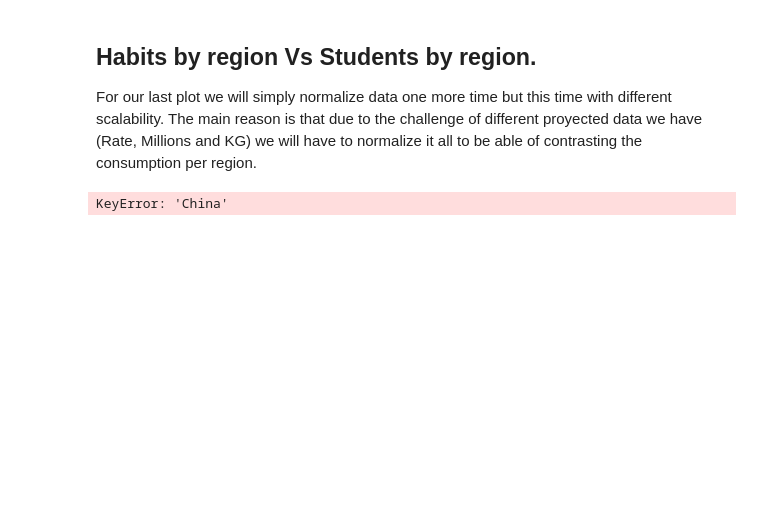
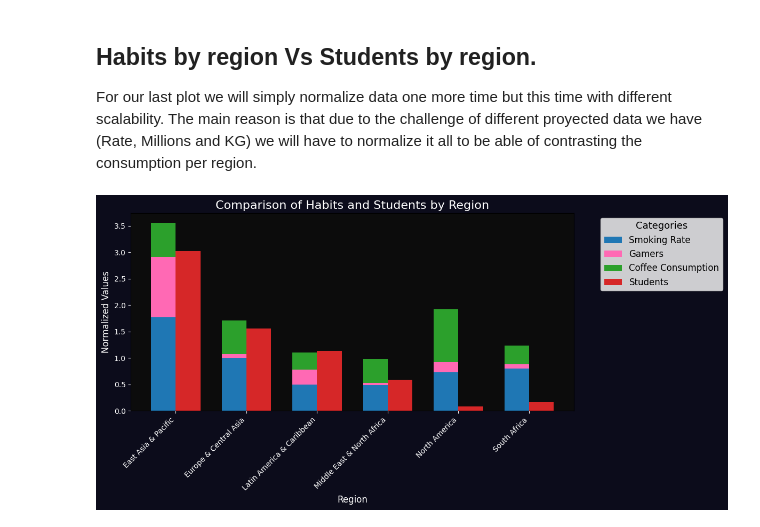
Before and after one commit to DefoNotGus/DV_assesment, a Jupyter notebook: DV_assesment.ipynb, the cells around one changed output. Cells and saved outputs as stored; diff of their text form; code cells hidden in the pictures; blank space fills up the shorter version.

```diff
--- a/DV_assesment.ipynb
+++ b/DV_assesment.ipynb
@@ -825,12 +821,12 @@ plt.show()
 For our last plot we will simply normalize data one more time but this time with different scalability. The main reason is that due to the challenge of different proyected data we have (Rate, Millions and KG) we will have to normalize it all to be able of contrasting the consumption per region.
 # %%
 # Normalize the specified columns to a range from 0 to 1 (for habits data)
-normalized_smoking = habits_vs_education_df['Smoking rate in 2020(%)'] / habits_vs_education_df['Smoking rate in 2020(%)'].max()
-normalized_gamers = habits_vs_education_df['Gamers in 2019(MM)'] / habits_vs_education_df['Gamers in 2019(MM)'].max()
-normalized_coffee = habits_vs_education_df['Coffee per capita in 2020 (KG)'] / habits_vs_education_df['Coffee per capita in 2020 (KG)'].max()
+normalized_smoking = region_df['Smoking rate in 2020(%)'] / region_df['Smoking rate in 2020(%)'].max()
+normalized_gamers = region_df['Gamers in 2019(MM)'] / region_df['Gamers in 2019(MM)'].max()
+normalized_coffee = region_df['Coffee per capita in 2020 (KG)'] / region_df['Coffee per capita in 2020 (KG)'].max()
 
 # Normalize 'Students in 2019-20' to a range from 0 to 3
-normalized_students = habits_vs_education_df['Students in 2019-20'] / habits_vs_education_df['Students in 2019-20'].max() * 3
+normalized_students = region_df['Students in 2019-20'] / region_df['Students in 2019-20'].max() * 3
 
 # Create the new DataFrame fig3_df with the normalized values
 fig3_df = pd.DataFrame({
@@ -853,32 +849,33 @@ fig, ax = plt.subplots(figsize=(12, 6))
 
 # Plot each of the habits on top of each other
 ax.bar(x, fig3_df['Normalized Smoking Rate'], width, label='Smoking Rate', color='#1f77b4')
 ax.bar(x, fig3_df['Normalized Gamers'], width, bottom=fig3_df['Normalized Smoking Rate'], label='Gamers', color='#ff69b4')
-ax.bar(x, fig3_df['Normalized Coffee Consumption'], width, bottom=fig3_df['Normalized Smoking Rate'] + fig3_df['Normalized Gamers'], label='Coffee Consumption', color='#2ca02c')
+ax.bar(x, fig3_df['Normalized Coffee Consumption'], width,
+       bottom=fig3_df['Normalized Smoking Rate'] + fig3_df['Normalized Gamers'], label='Coffee Consumption', color='#2ca02c')
 
 # Plot the normalized students next to the stacked habits bar
 ax.bar(x + width, fig3_df['Normalized Students'], width, label='Students', color='#d62728')
 
 # Customize chart
 ax.set_xlabel('Region', fontsize=12, color='white')
 ax.set_ylabel('Normalized Values', fontsize=12, color='white')
 ax.set_title('Comparison of Habits and Students by Region', fontsize=16, color='white')
 ax.set_xticks(x + width / 2)  # Position the labels between bars
 ax.set_xticklabels(fig3_df.index, rotation=45, ha='right', color='white')
 ax.tick_params(axis='x', colors='white')  # Set the x-axis tick color to white
 ax.tick_params(axis='y', colors='white')  # Set the y-axis tick color to white
 
 # Set background color
 ax.set_facecolor('#0c0c0c')  # Inner background color
 fig.patch.set_facecolor('#0c0c1b')  # Outer background color
 
 # Add a legend to the right of the plot
 ax.legend(loc='upper left', bbox_to_anchor=(1.05, 1), title='Categories', fontsize=12, title_fontsize=13)
 
 # Adjust layout to avoid clipping
 plt.tight_layout()
 
 # Display the plot
 plt.show()
 # %% [output]
-KeyError: 'China'
+[figure, added]
```
Also changed, not shown: parts of 26 cells of this notebook, 2 other files.
